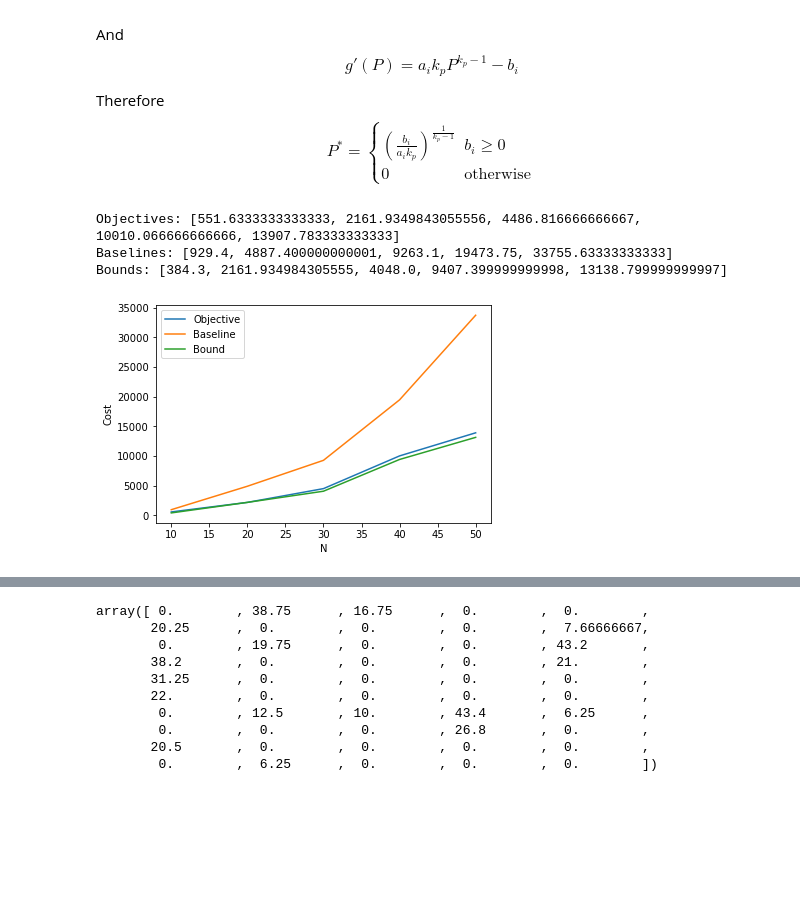
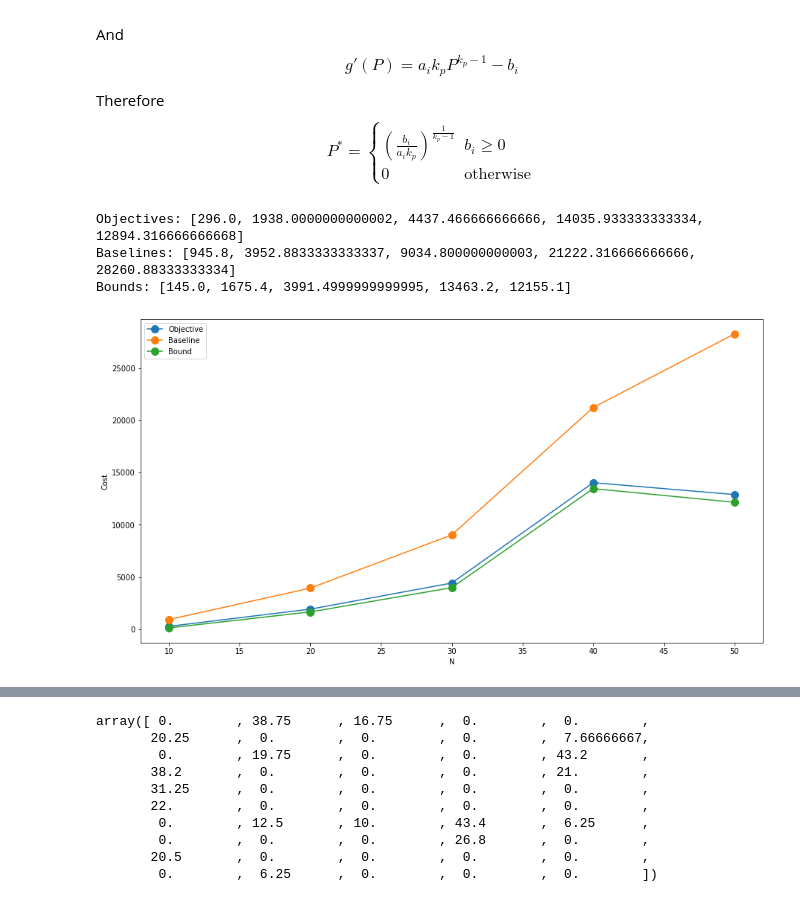
Before and after one commit to youlei202/research-Battery-MEC, a Jupyter notebook: simulation.ipynb, the cells around one changed output, grey strips where cells are left out. Cells and saved outputs as stored; diff of their text form; code cells hidden in the pictures; blank space fills up the shorter version.

Commit message:
print figures

```diff
--- a/simulation.ipynb
+++ b/simulation.ipynb
@@ -87,33 +87,35 @@ from src.sp1 import NetworkFlowProblem
 import numpy as np
 from src.optimization import Problem, BaselineProblem
 
-# N = 5
+N_list = [10, 20, 30, 40, 50]
 M = 20
 
 obj_list = []
 obj_baseline_list = []
 dual_bound_list =[]
-for N in [10, 20, 30, 40, 50]:
 
-    lam = np.random.uniform(low=20, high=50, size=N).round()
-    mu = np.random.uniform(low=1, high=5, size=N).round()
-    p = np.ones(N)
-    cG = np.random.uniform(low=0.5, high=2, size=N).round()
-    cD = np.ones(N) / 3
-    C = np.random.randint(0,10,size = (N,N))*0.1
-    alpha = 0.2
-    kp = 2
-    pS = np.ones(N) * 100
 
-    obj_samples = []
-    obj_baseline_samples = []
-    dual_bound_samples = []
+for N in N_list:
+    for k in range(M):
 
-    for k in range(M):
+        lam = np.random.uniform(low=20, high=50, size=N).round()
+        mu = np.random.uniform(low=1, high=5, size=N).round()
+        p = np.ones(N)
+        cG = np.random.uniform(low=0.5, high=2, size=N).round()
+        cD = np.ones(N) / 3
+        C = np.random.randint(0,10,size = (N,N))*0.1
+        alpha = 0.2
+        kp = 2
+        pS = np.ones(N) * 100
+
+        obj_samples = []
+        obj_baseline_samples = []
+        dual_bound_samples = []
+
         problem = Problem(alpha=alpha, kp=kp, lam=lam, mu=mu, p=p, cG=cG, cD=cD, pS=pS, C=C)
         baseline = BaselineProblem(alpha=alpha, kp=kp, lam=lam, mu=mu, p=p, cG=cG, cD=cD, pS=pS, C=C)
 
-        obj, pD, X =problem.optimize(max_iter=1000)
+        obj, pD, X =problem.optimize(max_iter=20)
         obj_baseline, pD_baseline, X_baseline = baseline.optimize()
 
         obj_samples.append(obj)
@@ -128,20 +130,20 @@ print('Objectives:', obj_list)
 print('Baselines:', obj_baseline_list)
 print('Bounds:', dual_bound_list)
 # %% [output]
-Objectives: [551.6333333333333, 2161.9349843055556, 4486.816666666667, 10010.066666666666, 13907.783333333333]
-Baselines: [929.4, 4887.400000000001, 9263.1, 19473.75, 33755.63333333333]
-Bounds: [384.3, 2161.934984305555, 4048.0, 9407.399999999998, 13138.799999999997]
+Objectives: [296.0, 1938.0000000000002, 4437.466666666666, 14035.933333333334, 12894.316666666668]
+Baselines: [945.8, 3952.8833333333337, 9034.800000000003, 21222.316666666666, 28260.88333333334]
+Bounds: [145.0, 1675.4, 3991.4999999999995, 13463.2, 12155.1]
 # %%
 import pandas as pd
 ax = pd.DataFrame({
-    'Objective': [551.6333333333333, 2161.9349843055556, 4486.816666666667, 10010.066666666666, 13907.783333333333],
-    'Baseline': [929.4, 4887.400000000001, 9263.1, 19473.75, 33755.63333333333],
-    'Bound': [384.3, 2161.934984305555, 4048.0, 9407.399999999998, 13138.799999999997],
-}).set_index(pd.Series([10, 20, 30, 40, 50])).plot()
+    'Objective': obj_list,
+    'Baseline': obj_baseline_list,
+    'Bound': dual_bound_list,
+}).set_index(pd.Series(N_list)).plot(figsize=(15, 8), markersize=10, marker='o')
 
 ax.set_xlabel('N');
 ax.set_ylabel('Cost');
 ax.legend();
 # %% [output]
-[figure, old version]
+[figure, new version]
 # %%
```
Also changed, not shown: parts of 2 cells of this notebook, 3 other files.
